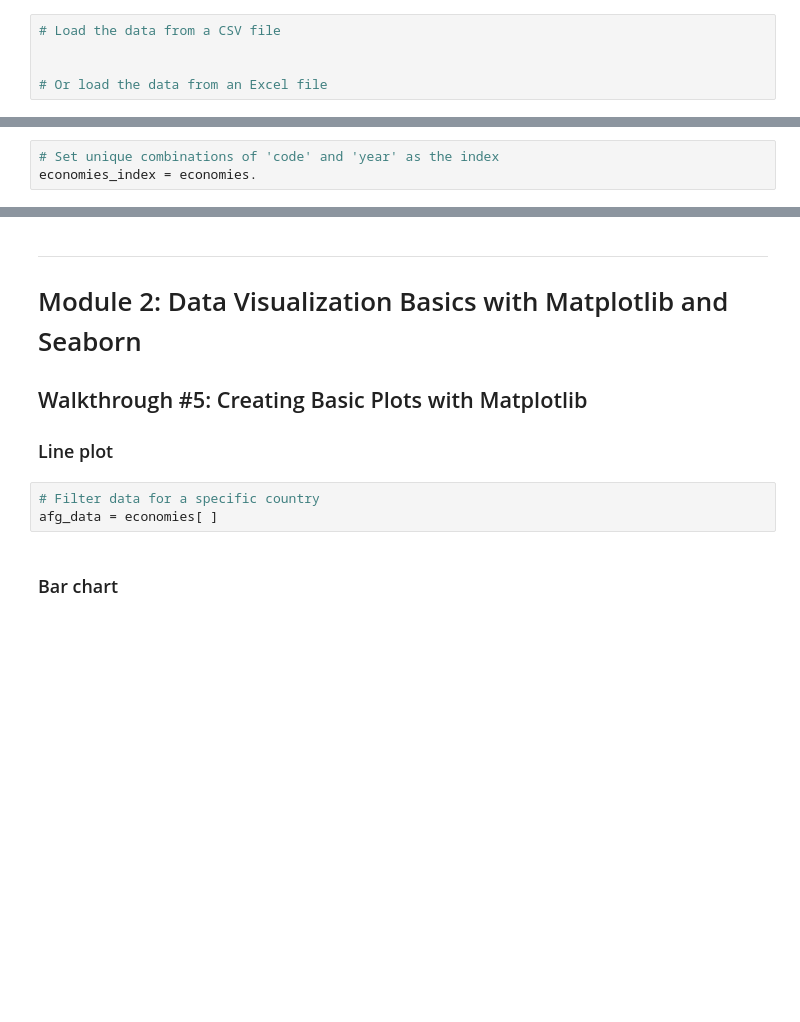
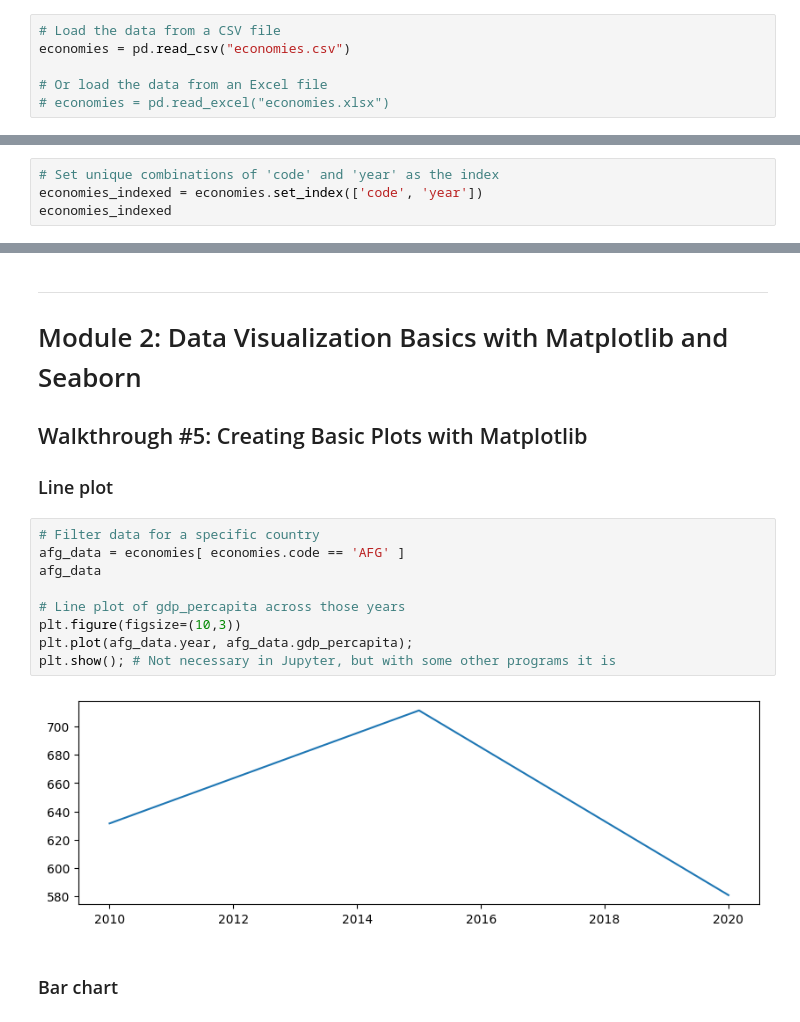
Before and after one commit to ismayc/oreilly-data-analysis-with-python, a Jupyter notebook: exercises_2026-05.ipynb, the cells around one changed output, grey strips where cells are left out. Drawn from its saved outputs; the diff is of its cells as text; blank space fills up the shorter version.

```diff
--- a/exercises_2026-05.ipynb
+++ b/exercises_2026-05.ipynb
@@ -62,9 +62,10 @@ to move on.
 ### Import data from a CSV or from an Excel file
 # %%
 # Load the data from a CSV file
-
+economies = pd.read_csv("economies.csv")
 
 # Or load the data from an Excel file
+# economies = pd.read_excel("economies.xlsx")
 # %% [markdown]
 ### Perform an initial exploration of the data
 # %%
@@ -165,4 +388,5 @@ economies_renamed =
 #### Set the index
 # %%
 # Set unique combinations of 'code' and 'year' as the index
-economies_index = economies.
+economies_indexed = economies.set_index(['code', 'year'])
+economies_indexed
@@ -323,9 +688,17 @@ By completing this exercise, you will be able to use `pandas` to
 ## Walkthrough #5: Creating Basic Plots with Matplotlib
 
 ### Line plot
-# %%
-# Filter data for a specific country
-afg_data = economies[ ]
+# %%
+# Filter data for a specific country
+afg_data = economies[ economies.code == 'AFG' ]
+afg_data
+
+# Line plot of gdp_percapita across those years
+plt.figure(figsize=(10,3))
+plt.plot(afg_data.year, afg_data.gdp_percapita);
+plt.show(); # Not necessary in Jupyter, but with some other programs it is
+# %% [output]
+[figure, added]
 # %% [markdown]
 ### Bar chart
 # %%
```
Also changed, not shown: parts of 31 cells of this notebook, 29 other files.
